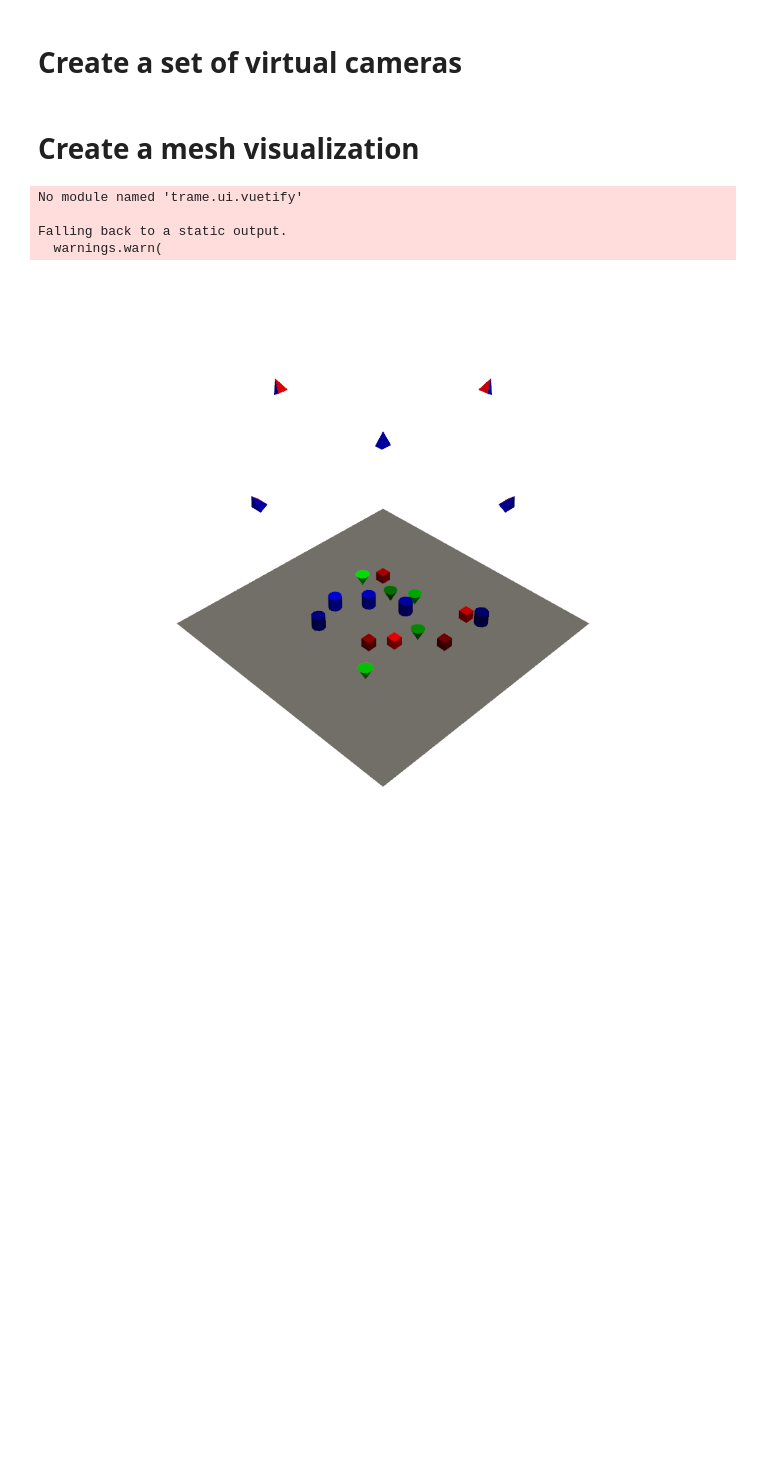
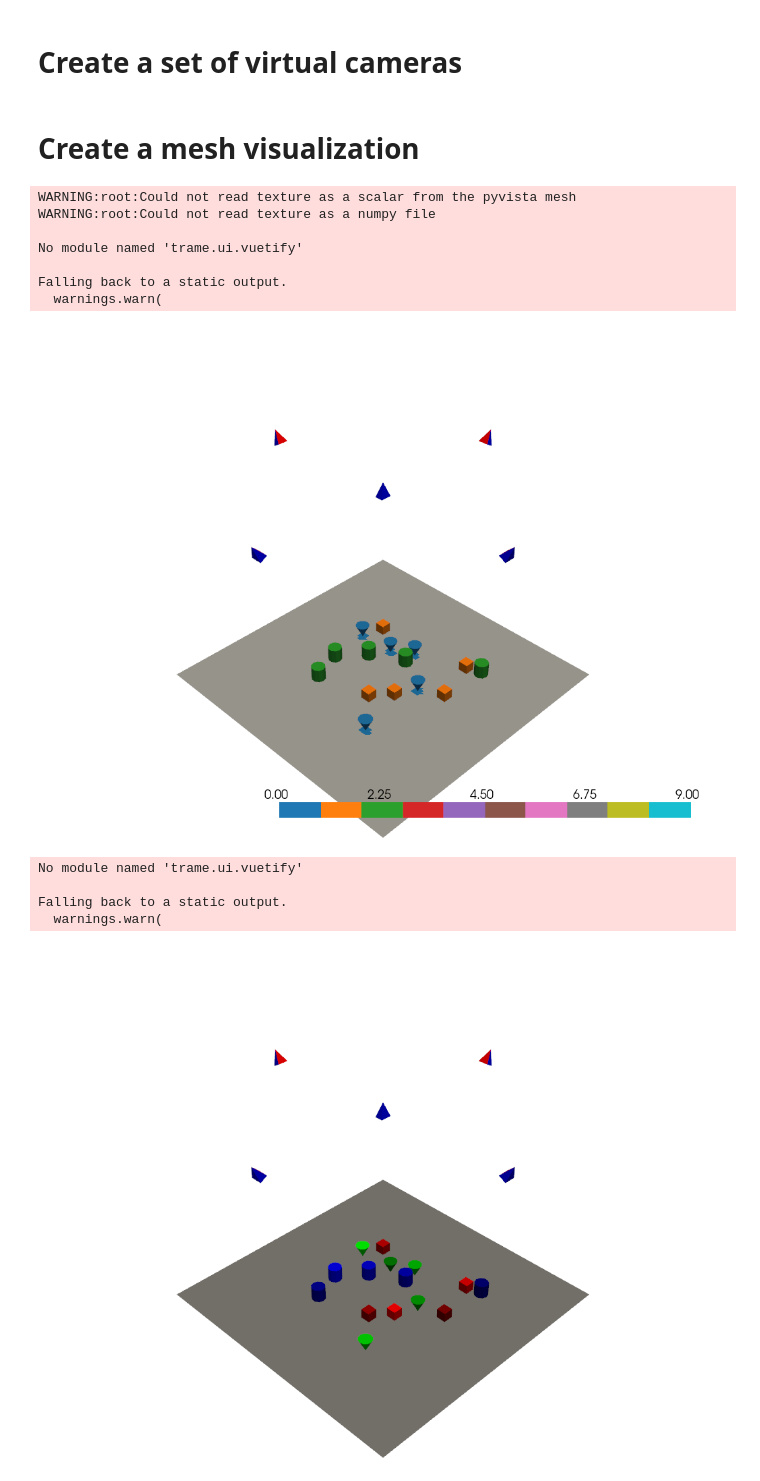
Before and after one commit to open-forest-observatory/geograypher, a Jupyter notebook: examples/concept_figure.ipynb, the cells around one changed output. Cells and saved outputs as stored; diff of their text form; code cells hidden in the pictures; blank space fills up the shorter version.

```diff
--- a/examples/concept_figure.ipynb
+++ b/examples/concept_figure.ipynb
@@ -99,25 +99,18 @@ def create_scene_mesh(
 
     if add_ground:
         # Add the ground plane
-        ground_points = merged_mesh.points[np.isclose(merged_mesh.points[:, 2], 0)]
+        object_points = merged_mesh.points[np.isclose(merged_mesh.points[:, 2], 0)]
         grid_size_x, grid_size_y = grid_size
         # Add the corner points of the ground plane
-        corner_points = (
-            np.array(
-                [
-                    [-grid_size_x, +grid_size_y, 0],
-                    [+grid_size_x, +grid_size_y, 0],
-                    [+grid_size_x, -grid_size_y, 0],
-                    [-grid_size_x, -grid_size_y, 0],
-                ]
-            )
-            / 2
-        )
+        grid = np.meshgrid(np.linspace(-grid_size_x/2, grid_size_x/2, num=100), np.linspace(-grid_size_y/2, grid_size_y/2, num=100))
+        grid = [x.flatten() for x in grid]
+        ground_points = np.vstack(grid + [np.zeros_like(grid[0])]).T
+
         ground_points = pv.PolyData(ground_points)
-        corner_points = pv.PolyData(corner_points, faces=np.array([[4, 3, 2, 1, 0]]))
-        combined = corner_points + ground_points
+        object_points = pv.PolyData(object_points)
+        combined = object_points + ground_points
         # Triangulate between all the vertices
-        ground_surf = (combined).delaunay_2d(edge_source=combined)
+        ground_surf = (combined).delaunay_2d()
         # Set the ID to nan
         ground_surf["ID"] = np.full(ground_surf.n_cells, fill_value=np.nan)
         # Merge the ground plane with the other actors
@@ -183,5 +178,22 @@ camera_set = PhotogrammetryCameraSet(cam_to_world_transforms=cam_to_world_transf
 # %% [markdown]
 # Create a mesh visualization
+# %%
+object_class_mesh = TexturedPhotogrammetryMesh(
+    mesh, texture=labels_gdf, texture_column_name="name"
+)
+object_class_mesh.vis(
+    force_xvfb=True,
+    camera_set=camera_set,
+)
+# %% [output]
+WARNING:root:Could not read texture as a scalar from the pyvista mesh
+WARNING:root:Could not read texture as a numpy file
+
+No module named 'trame.ui.vuetify'
+
+Falling back to a static output.
+  warnings.warn(
+[figure, added]
 # %%
 colored_mesh = TexturedPhotogrammetryMesh(mesh, texture=colors_per_face)
 colored_mesh.vis(force_xvfb=True, camera_set=camera_set)
```
Also changed, not shown: parts of 3 cells of this notebook.
